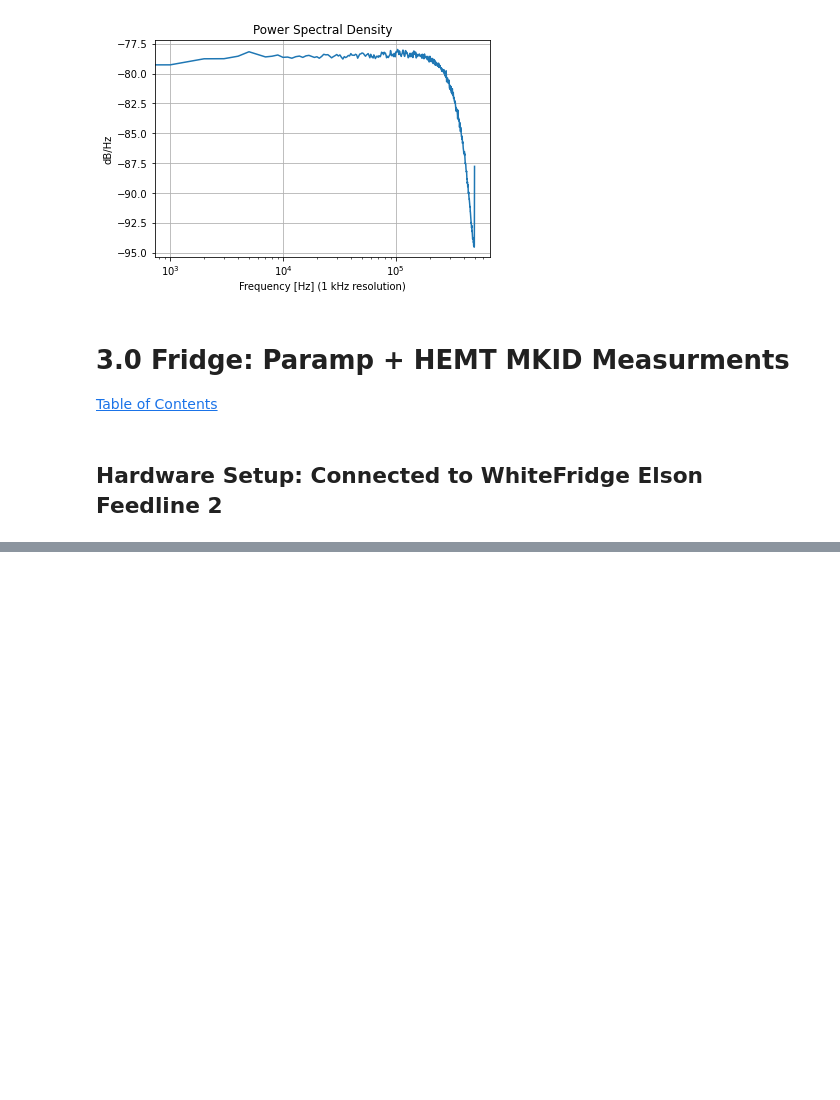
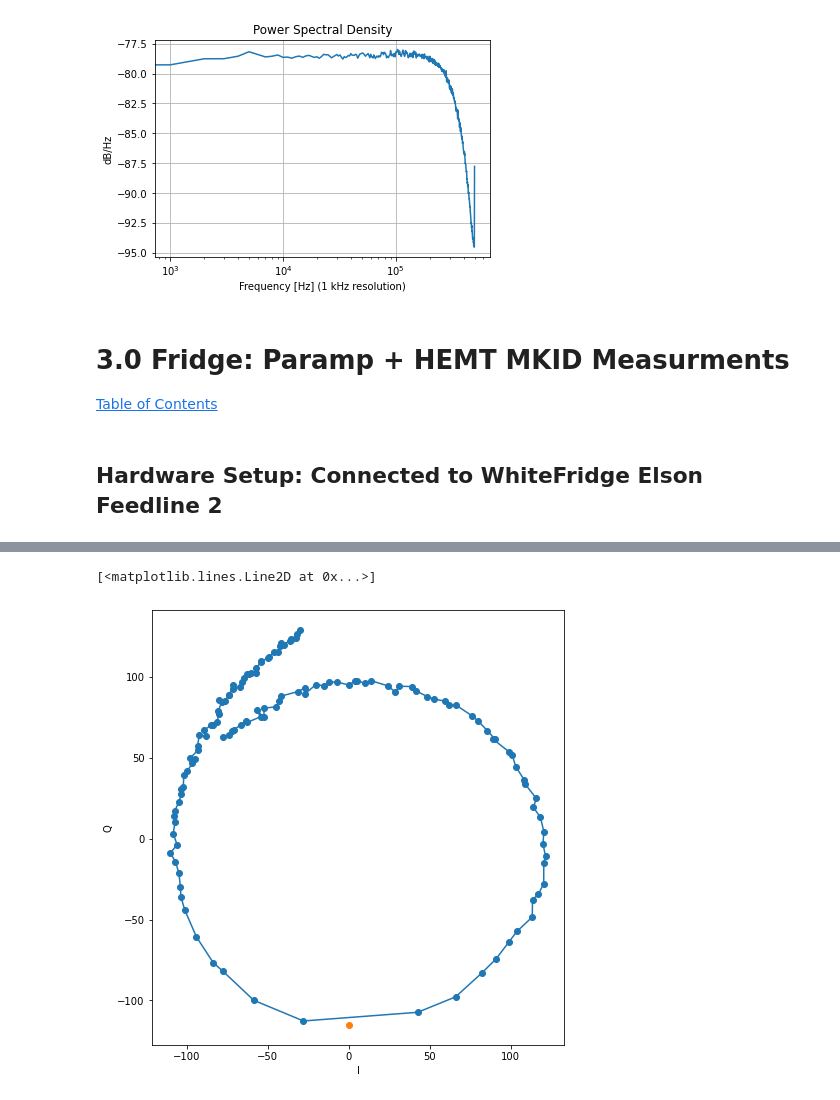
Before and after one commit to MazinLab/MKIDGen3, a Jupyter notebook: notebooks/G3_Paper_Data_Figures.ipynb, the cells around one changed output, grey strips where cells are left out. Drawn from its saved outputs; the diff is of its cells as text; code cells hidden in the pictures; blank space fills up the shorter version.

```diff
--- a/notebooks/G3_Paper_Data_Figures.ipynb
+++ b/notebooks/G3_Paper_Data_Figures.ipynb
@@ -218,0 +282,19 @@ plot_psd(phase0, fs=1e6, fres=1e3)
+# %%
+# Re-Sweep
+# Note, we do not reset ddc here:
+sweep = sweepconfig = SweepConfig.from_bandwidth(
+    bandwidth = 1e6,
+    points=128,
+    average=128,
+    waveform=wvfm_cfg,
+    lo_center=lo_cen
+).run_sweep(ifboard=ifb, capture = capture)
+ifb.set_lo(lo_cen)
+iq_val_res = get_iq_point(ol)
+# %%
+fig, ax = plt.subplots(1, figsize = (8, 8))
+sweep.plot_loops(ax)
+ax.plot(iq_val_res.real, iq_val_res.imag, "o")
+# %% [output]
+[<matplotlib.lines.Line2D at 0x...>]
+[figure, added]
```
Also changed, not shown: parts of 20 cells of this notebook.
